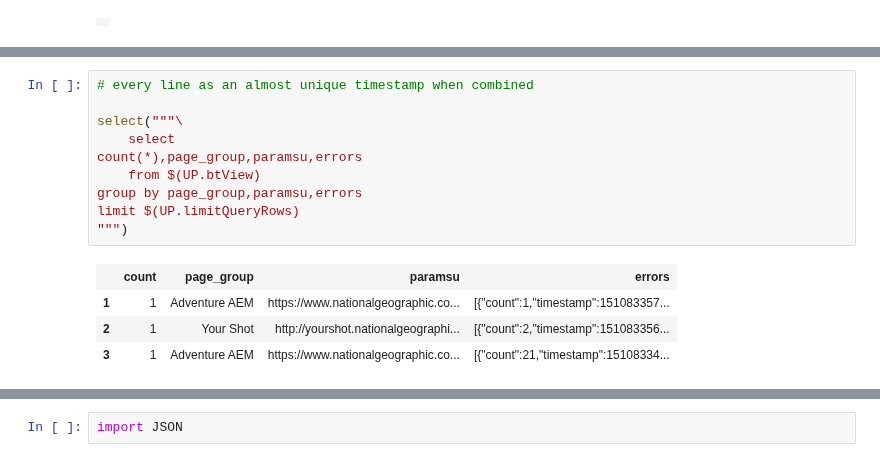
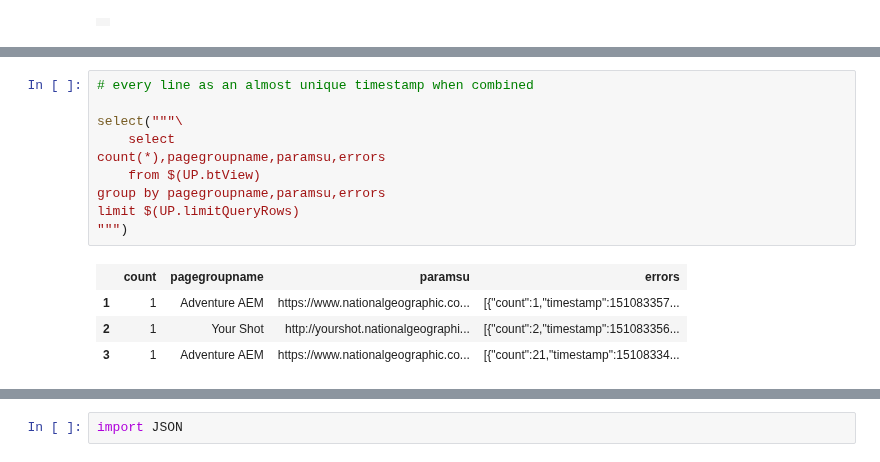
Before and after one commit to ChrisDavisNGP/NGP-DSWB, a Jupyter notebook: Work Area/Classify JS Errors/Classify_JS_Errors.ipynb, the cells around one changed output, grey strips where cells are left out. Saved outputs shown, nothing was run; the diff lists cells and outputs as text.

```diff
--- a/Work Area/Classify JS Errors/Classify_JS_Errors.ipynb
+++ b/Work Area/Classify JS Errors/Classify_JS_Errors.ipynb
@@ -267,15 +267,15 @@ limit $(UP.limitQueryRows)
 # %%
 # every line as an almost unique timestamp when combined
 
 select("""\
     select
-count(*),page_group,paramsu,errors
+count(*),pagegroupname,paramsu,errors
     from $(UP.btView)
-group by page_group,paramsu,errors
+group by pagegroupname,paramsu,errors
 limit $(UP.limitQueryRows)
 """)
 # %% [output]
-|  | count | page_group | paramsu | errors |
+|  | count | pagegroupname | paramsu | errors |
 | 1 | 1 | Adventure AEM | https://www.nationalgeographic.co... | [{"count":1,"timestamp":151083357... |
 | 2 | 1 | Your Shot | http://yourshot.nationalgeographi... | [{"count":2,"timestamp":151083356... |
 | 3 | 1 | Adventure AEM | https://www.nationalgeographic.co... | [{"count":21,"timestamp":15108334... |
```
Also changed, not shown: parts of 8 cells of this notebook, 17 other files.
